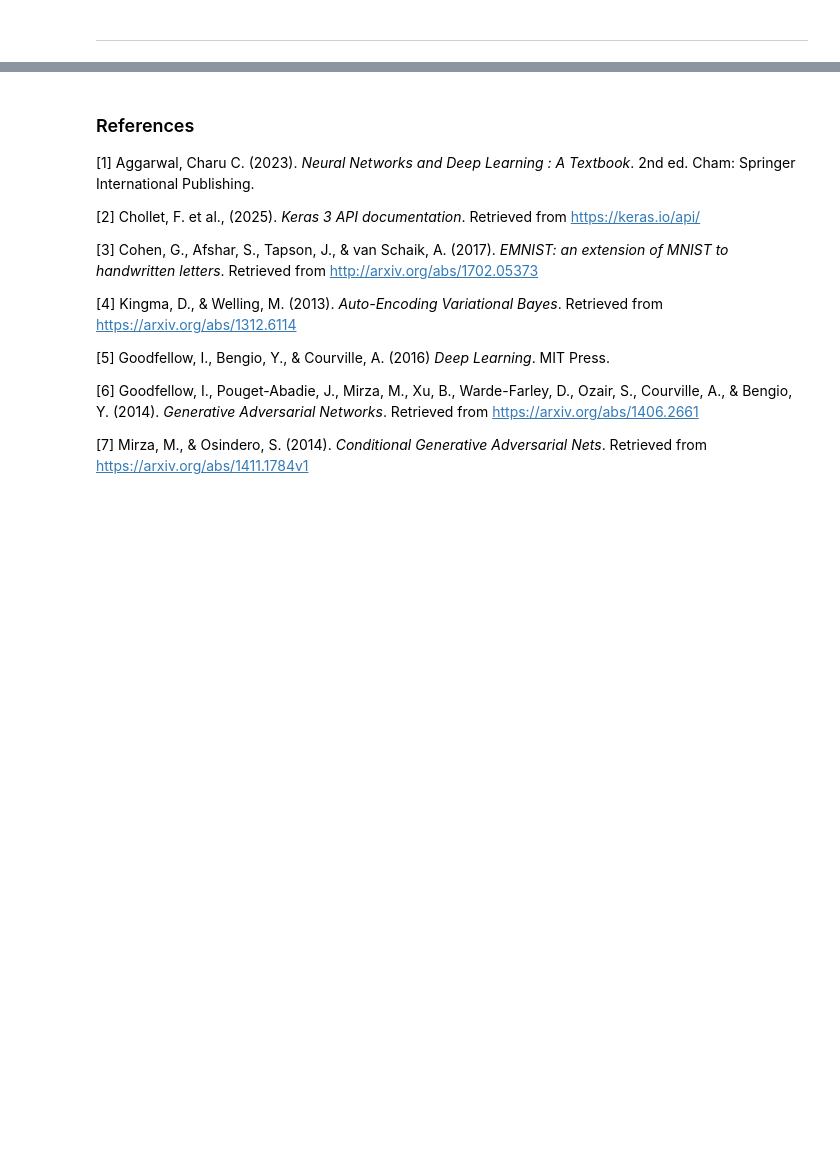
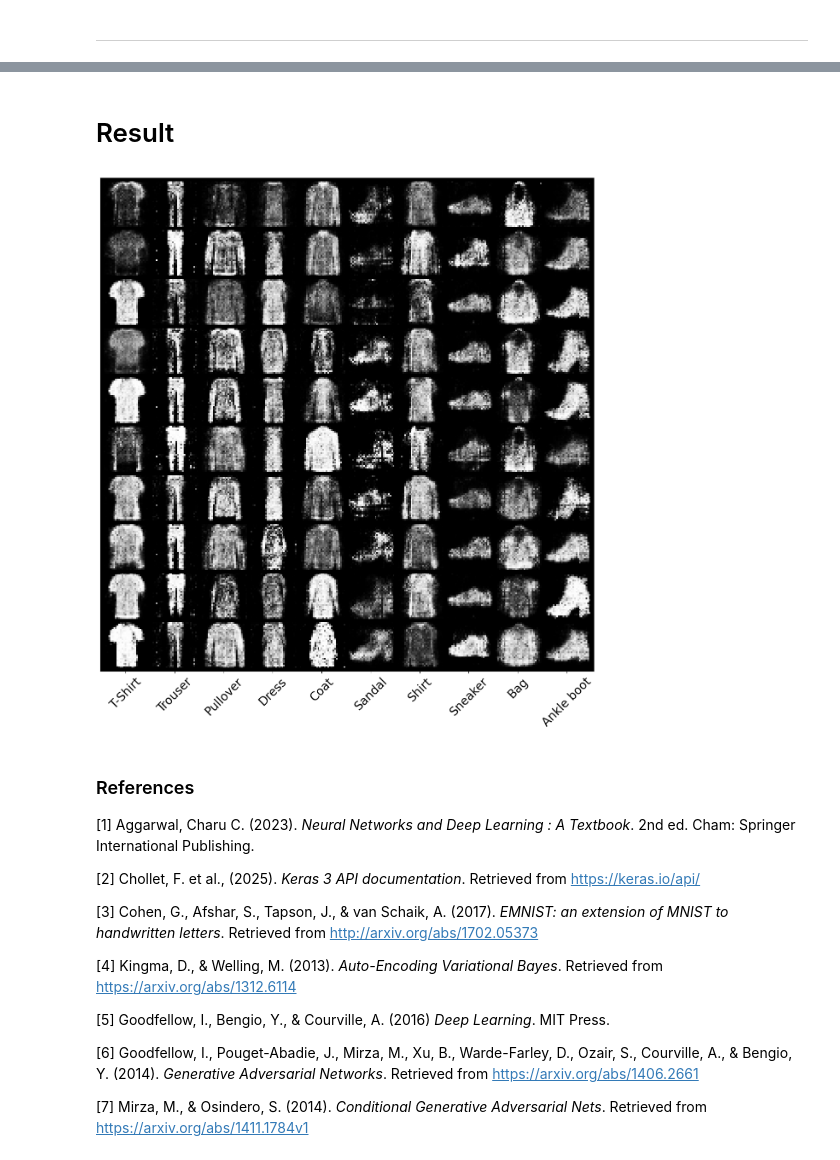
Before and after one commit to PJ-Caleon/LBYCPC4, a Jupyter notebook: Activity2_Group_1.ipynb, the cells around one changed output, grey strips where cells are left out. Drawn from its saved outputs; the diff is of its cells as text; code cells hidden in the pictures; blank space fills up the shorter version.

```diff
--- a/Activity2_Group_1.ipynb
+++ b/Activity2_Group_1.ipynb
@@ -1190,3 +982,29 @@ plt.show()
+# %% [markdown]
+# Result
+# %%
+# Altered to run on CPU
+z = Variable(torch.randn(100, 100))
+labels = Variable(torch.LongTensor([i for _ in range(10) for i in range(10)]))
+
+# generate samples
+sample_images = generator(z, labels).unsqueeze(1).data.cpu()
+
+# make grid for visualization
+grid = make_grid(sample_images, nrow=10, normalize=True).permute(1, 2, 0).numpy()
+
+# plot
+fig, ax = plt.subplots(figsize=(15, 15))
+ax.imshow(grid)
+_ = plt.yticks([])
+_ = plt.xticks(
+    np.arange(15, 300, 30),
+    ['T-Shirt', 'Trouser', 'Pullover', 'Dress', 'Coat',
+     'Sandal', 'Shirt', 'Sneaker', 'Bag', 'Ankle boot'],
+    rotation=45,
+    fontsize=20
+)
+# %% [output]
+[figure, added]
 # %% [markdown]
 ### References
 
```
Also changed, not shown: parts of 52 cells of this notebook.
